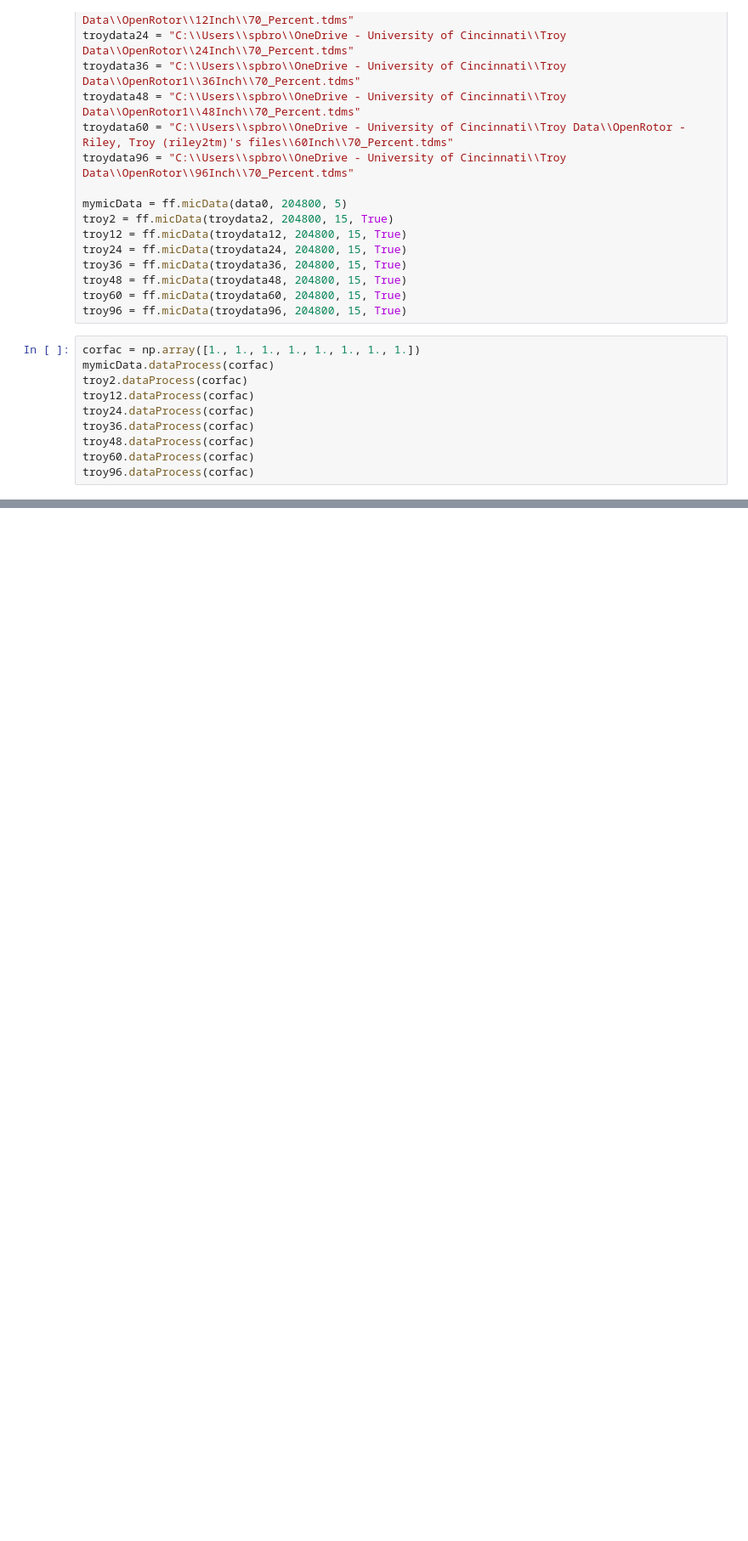
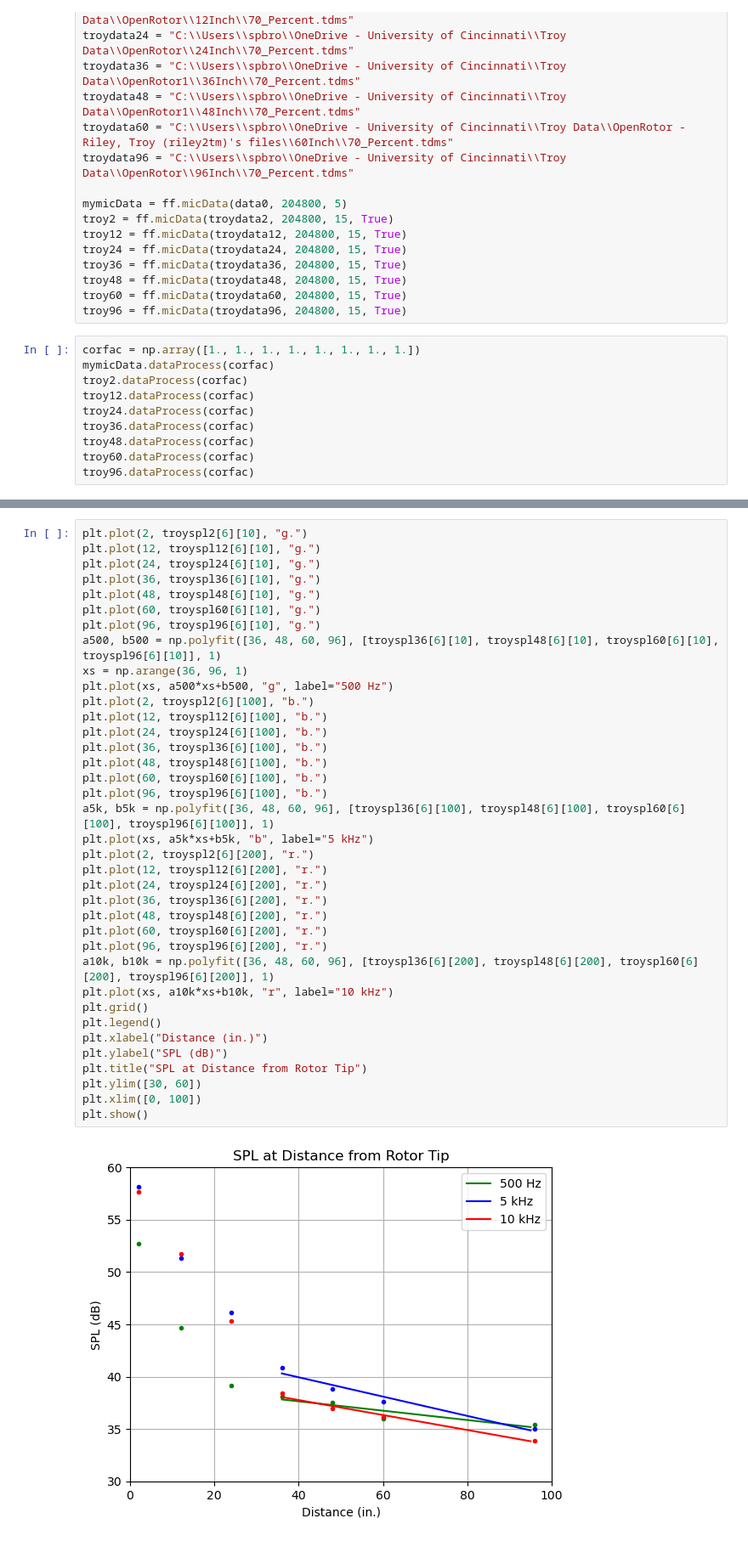
Before and after one commit to sladesladeslade/CuppolettiLab, a Jupyter notebook: Spr 23 UGR/UGRplots.ipynb, the cells around one changed output, grey strips where cells are left out. Shown: that part at 85% size. Drawn from its saved outputs; the diff is of its cells as text; blank space fills up the shorter version.

```diff
--- a/Spr 23 UGR/UGRplots.ipynb
+++ b/Spr 23 UGR/UGRplots.ipynb
@@ -116,0 +131,39 @@ plt.show()
+# %%
+plt.plot(2, troyspl2[6][10], "g.")
+plt.plot(12, troyspl12[6][10], "g.")
+plt.plot(24, troyspl24[6][10], "g.")
+plt.plot(36, troyspl36[6][10], "g.")
+plt.plot(48, troyspl48[6][10], "g.")
+plt.plot(60, troyspl60[6][10], "g.")
+plt.plot(96, troyspl96[6][10], "g.")
+a500, b500 = np.polyfit([36, 48, 60, 96], [troyspl36[6][10], troyspl48[6][10], troyspl60[6][10], troyspl96[6][10]], 1)
+xs = np.arange(36, 96, 1)
+plt.plot(xs, a500*xs+b500, "g", label="500 Hz")
+plt.plot(2, troyspl2[6][100], "b.")
+plt.plot(12, troyspl12[6][100], "b.")
+plt.plot(24, troyspl24[6][100], "b.")
+plt.plot(36, troyspl36[6][100], "b.")
+plt.plot(48, troyspl48[6][100], "b.")
+plt.plot(60, troyspl60[6][100], "b.")
+plt.plot(96, troyspl96[6][100], "b.")
+a5k, b5k = np.polyfit([36, 48, 60, 96], [troyspl36[6][100], troyspl48[6][100], troyspl60[6][100], troyspl96[6][100]], 1)
+plt.plot(xs, a5k*xs+b5k, "b", label="5 kHz")
+plt.plot(2, troyspl2[6][200], "r.")
+plt.plot(12, troyspl12[6][200], "r.")
+plt.plot(24, troyspl24[6][200], "r.")
+plt.plot(36, troyspl36[6][200], "r.")
+plt.plot(48, troyspl48[6][200], "r.")
+plt.plot(60, troyspl60[6][200], "r.")
+plt.plot(96, troyspl96[6][200], "r.")
+a10k, b10k = np.polyfit([36, 48, 60, 96], [troyspl36[6][200], troyspl48[6][200], troyspl60[6][200], troyspl96[6][200]], 1)
+plt.plot(xs, a10k*xs+b10k, "r", label="10 kHz")
+plt.grid()
+plt.legend()
+plt.xlabel("Distance (in.)")
+plt.ylabel("SPL (dB)")
+plt.title("SPL at Distance from Rotor Tip")
+plt.ylim([30, 60])
+plt.xlim([0, 100])
+plt.show()
+# %% [output]
+[figure, added]
```
Also changed, not shown: parts of 7 cells of this notebook.
